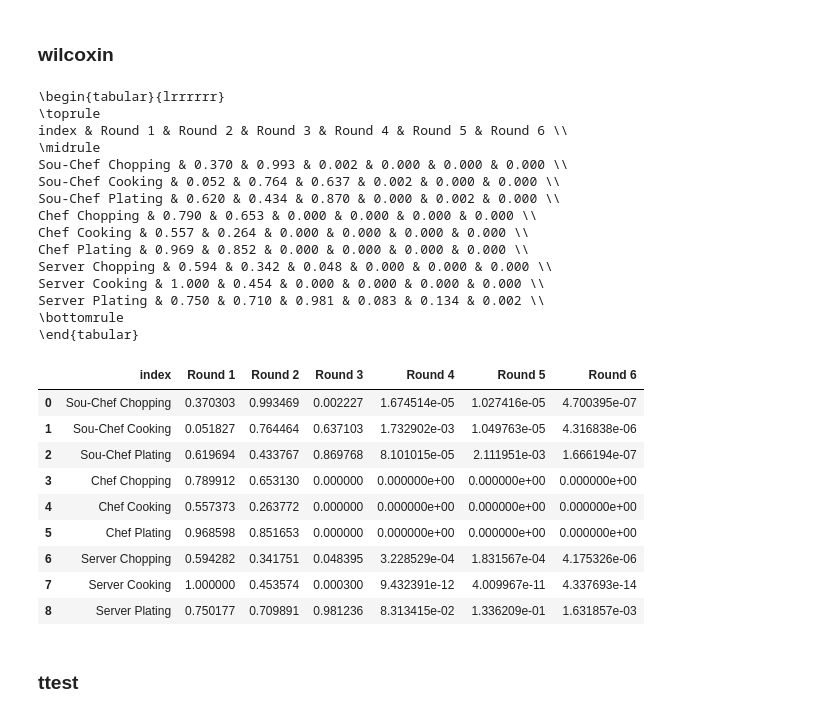
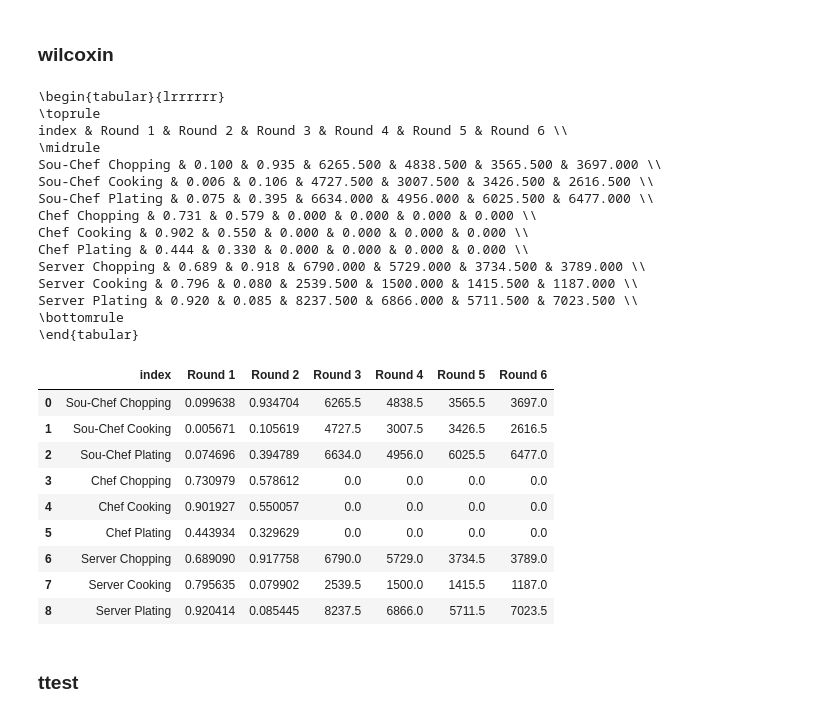
Before and after one commit to Thunderbeee/hai-cooking, a Jupyter notebook: analysis new/ticks-scale analysis.ipynb, the cells around one changed output. Cells and saved outputs as stored; diff of their text form; code cells hidden in the pictures.

```diff
--- a/analysis new/ticks-scale analysis.ipynb
+++ b/analysis new/ticks-scale analysis.ipynb
@@ -99,52 +99,52 @@ def wilcoxin_round(df1, df2):
                     if feature_index > 5:
                         df_index = df_index_fixed - 3
                     x = control_rounds[i].iloc[:, df_index]
                     y = s1_rounds[i].iloc[:, df_index]
                     sample_len = min(x.shape[0], y.shape[0])
                     x, y = x.iloc[:sample_len, ], y.iloc[:sample_len, ]
                     cur_record.append(scipy.stats.wilcoxon(
                         x, y
-                    )[1])
+                    )[0])
         final_record.append(cur_record)
     df = pd.DataFrame(final_record)
     df = df.rename(columns={0:"Round 1", 1:"Round 2", 2:"Round 3", 3:"Round 4", 4:"Round 5", 5:"Round 6"})
     df = df.rename({0:"Sou-Chef Chopping", 1:"Sou-Chef Cooking", 2:"Sou-Chef Plating",
                     3:"Chef Chopping", 4:"Chef Cooking", 5:"Chef Plating",
                    6: "Server Chopping", 7: "Server Cooking", 8:"Server Plating"}, axis=0)
     df = df.reset_index()
     print(
         df.to_latex(index=False,
                     formatters={"name": str.upper},
                     float_format="{:.3f}".format)
     )
     return df
 
-wilcoxin_round(control, t1)
+wilcoxin_round(control, s1)
 # %% [output]
 \begin{tabular}{lrrrrrr}
 \toprule
 index & Round 1 & Round 2 & Round 3 & Round 4 & Round 5 & Round 6 \\
 \midrule
-Sou-Chef Chopping & 0.370 & 0.993 & 0.002 & 0.000 & 0.000 & 0.000 \\
-Sou-Chef Cooking & 0.052 & 0.764 & 0.637 & 0.002 & 0.000 & 0.000 \\
-Sou-Chef Plating & 0.620 & 0.434 & 0.870 & 0.000 & 0.002 & 0.000 \\
-Chef Chopping & 0.790 & 0.653 & 0.000 & 0.000 & 0.000 & 0.000 \\
-Chef Cooking & 0.557 & 0.264 & 0.000 & 0.000 & 0.000 & 0.000 \\
-Chef Plating & 0.969 & 0.852 & 0.000 & 0.000 & 0.000 & 0.000 \\
-Server Chopping & 0.594 & 0.342 & 0.048 & 0.000 & 0.000 & 0.000 \\
-Server Cooking & 1.000 & 0.454 & 0.000 & 0.000 & 0.000 & 0.000 \\
-Server Plating & 0.750 & 0.710 & 0.981 & 0.083 & 0.134 & 0.002 \\
+Sou-Chef Chopping & 0.100 & 0.935 & 6265.500 & 4838.500 & 3565.500 & 3697.000 \\
+Sou-Chef Cooking & 0.006 & 0.106 & 4727.500 & 3007.500 & 3426.500 & 2616.500 \\
+Sou-Chef Plating & 0.075 & 0.395 & 6634.000 & 4956.000 & 6025.500 & 6477.000 \\
+Chef Chopping & 0.731 & 0.579 & 0.000 & 0.000 & 0.000 & 0.000 \\
+Chef Cooking & 0.902 & 0.550 & 0.000 & 0.000 & 0.000 & 0.000 \\
+Chef Plating & 0.444 & 0.330 & 0.000 & 0.000 & 0.000 & 0.000 \\
+Server Chopping & 0.689 & 0.918 & 6790.000 & 5729.000 & 3734.500 & 3789.000 \\
+Server Cooking & 0.796 & 0.080 & 2539.500 & 1500.000 & 1415.500 & 1187.000 \\
+Server Plating & 0.920 & 0.085 & 8237.500 & 6866.000 & 5711.500 & 7023.500 \\
 \bottomrule
 \end{tabular}
 |  | index | Round 1 | Round 2 | Round 3 | Round 4 | Round 5 | Round 6 |
-| 0 | Sou-Chef Chopping | 0.370303 | 0.993469 | 0.002227 | 1.674514e-05 | 1.027416e-05 | 4.700395e-07 |
-| 1 | Sou-Chef Cooking | 0.051827 | 0.764464 | 0.637103 | 1.732902e-03 | 1.049763e-05 | 4.316838e-06 |
-| 2 | Sou-Chef Plating | 0.619694 | 0.433767 | 0.869768 | 8.101015e-05 | 2.111951e-03 | 1.666194e-07 |
-| 3 | Chef Chopping | 0.789912 | 0.653130 | 0.000000 | 0.000000e+00 | 0.000000e+00 | 0.000000e+00 |
-| 4 | Chef Cooking | 0.557373 | 0.263772 | 0.000000 | 0.000000e+00 | 0.000000e+00 | 0.000000e+00 |
-| 5 | Chef Plating | 0.968598 | 0.851653 | 0.000000 | 0.000000e+00 | 0.000000e+00 | 0.000000e+00 |
-| 6 | Server Chopping | 0.594282 | 0.341751 | 0.048395 | 3.228529e-04 | 1.831567e-04 | 4.175326e-06 |
-| 7 | Server Cooking | 1.000000 | 0.453574 | 0.000300 | 9.432391e-12 | 4.009967e-11 | 4.337693e-14 |
-| 8 | Server Plating | 0.750177 | 0.709891 | 0.981236 | 8.313415e-02 | 1.336209e-01 | 1.631857e-03 |
+| 0 | Sou-Chef Chopping | 0.099638 | 0.934704 | 6265.5 | 4838.5 | 3565.5 | 3697.0 |
+| 1 | Sou-Chef Cooking | 0.005671 | 0.105619 | 4727.5 | 3007.5 | 3426.5 | 2616.5 |
+| 2 | Sou-Chef Plating | 0.074696 | 0.394789 | 6634.0 | 4956.0 | 6025.5 | 6477.0 |
+| 3 | Chef Chopping | 0.730979 | 0.578612 | 0.0 | 0.0 | 0.0 | 0.0 |
+| 4 | Chef Cooking | 0.901927 | 0.550057 | 0.0 | 0.0 | 0.0 | 0.0 |
+| 5 | Chef Plating | 0.443934 | 0.329629 | 0.0 | 0.0 | 0.0 | 0.0 |
+| 6 | Server Chopping | 0.689090 | 0.917758 | 6790.0 | 5729.0 | 3734.5 | 3789.0 |
+| 7 | Server Cooking | 0.795635 | 0.079902 | 2539.5 | 1500.0 | 1415.5 | 1187.0 |
+| 8 | Server Plating | 0.920414 | 0.085445 | 8237.5 | 6866.0 | 5711.5 | 7023.5 |
 # %% [markdown]
 ### ttest
```
Also changed, not shown: parts of 8 cells of this notebook.
